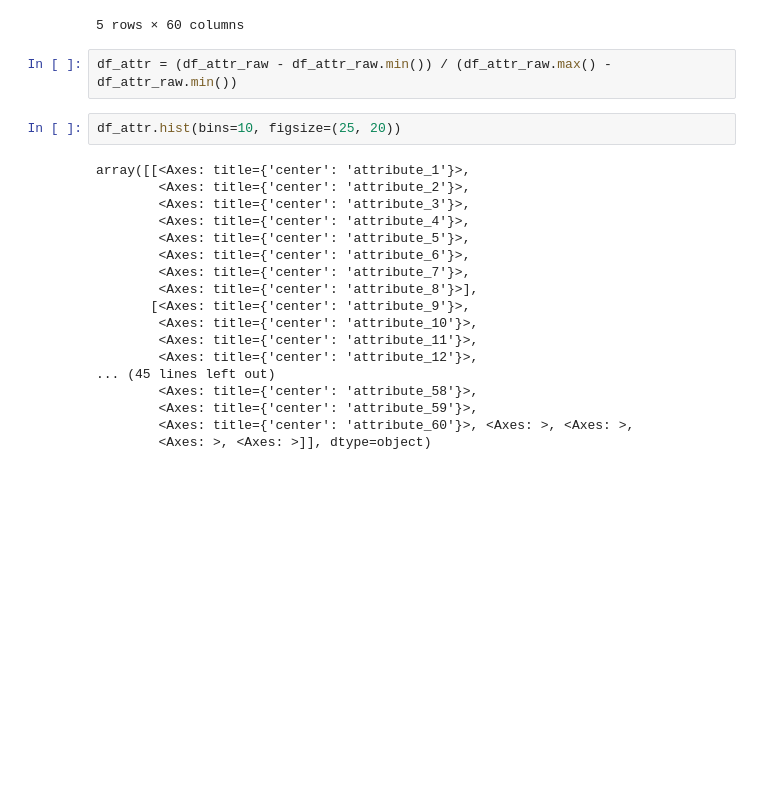
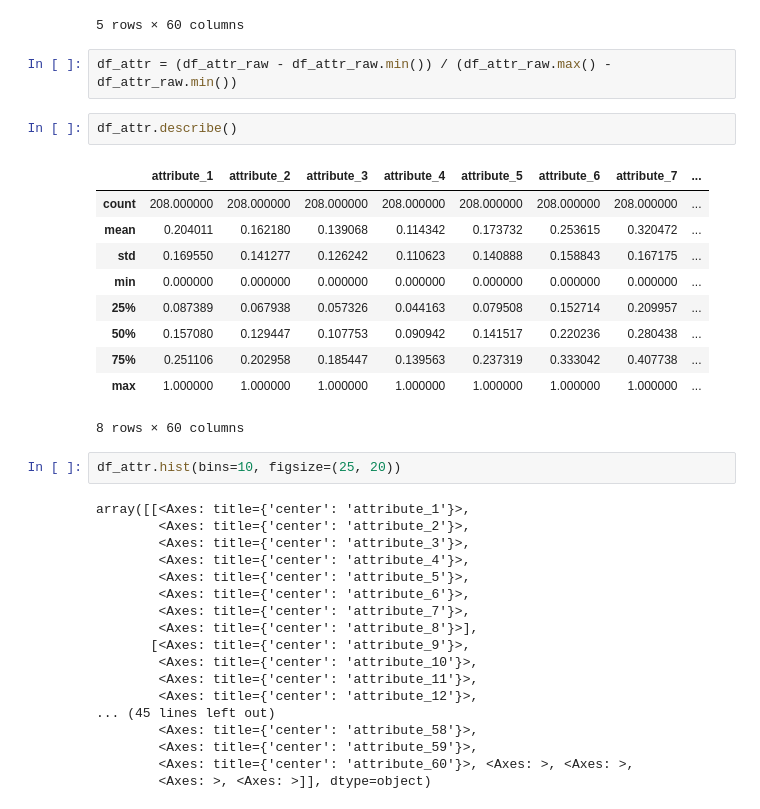
Before and after one commit to batman0911/social_stats, a Jupyter notebook: ex_02/main.ipynb, the cells around one changed output. Saved outputs shown, nothing was run; the diff lists cells and outputs as text; blank space fills up the shorter version.

```diff
--- a/ex_02/main.ipynb
+++ b/ex_02/main.ipynb
@@ -88,6 +111,19 @@ df_attr_raw.head()
 5 rows × 60 columns
 # %%
 df_attr = (df_attr_raw - df_attr_raw.min()) / (df_attr_raw.max() - df_attr_raw.min())
+# %%
+df_attr.describe()
+# %% [output]
+|  | attribute_1 | attribute_2 | attribute_3 | attribute_4 | attribute_5 | attribute_6 | attribute_7 | ... |
+| count | 208.000000 | 208.000000 | 208.000000 | 208.000000 | 208.000000 | 208.000000 | 208.000000 | ... |
+| mean | 0.204011 | 0.162180 | 0.139068 | 0.114342 | 0.173732 | 0.253615 | 0.320472 | ... |
+| std | 0.169550 | 0.141277 | 0.126242 | 0.110623 | 0.140888 | 0.158843 | 0.167175 | ... |
+| min | 0.000000 | 0.000000 | 0.000000 | 0.000000 | 0.000000 | 0.000000 | 0.000000 | ... |
+| 25% | 0.087389 | 0.067938 | 0.057326 | 0.044163 | 0.079508 | 0.152714 | 0.209957 | ... |
+| 50% | 0.157080 | 0.129447 | 0.107753 | 0.090942 | 0.141517 | 0.220236 | 0.280438 | ... |
+| 75% | 0.251106 | 0.202958 | 0.185447 | 0.139563 | 0.237319 | 0.333042 | 0.407738 | ... |
+| max | 1.000000 | 1.000000 | 1.000000 | 1.000000 | 1.000000 | 1.000000 | 1.000000 | ... |
+8 rows × 60 columns
 # %%
 df_attr.hist(bins=10, figsize=(25, 20))
 # %% [output]
```
Also changed, not shown: parts of 3 cells of this notebook.
